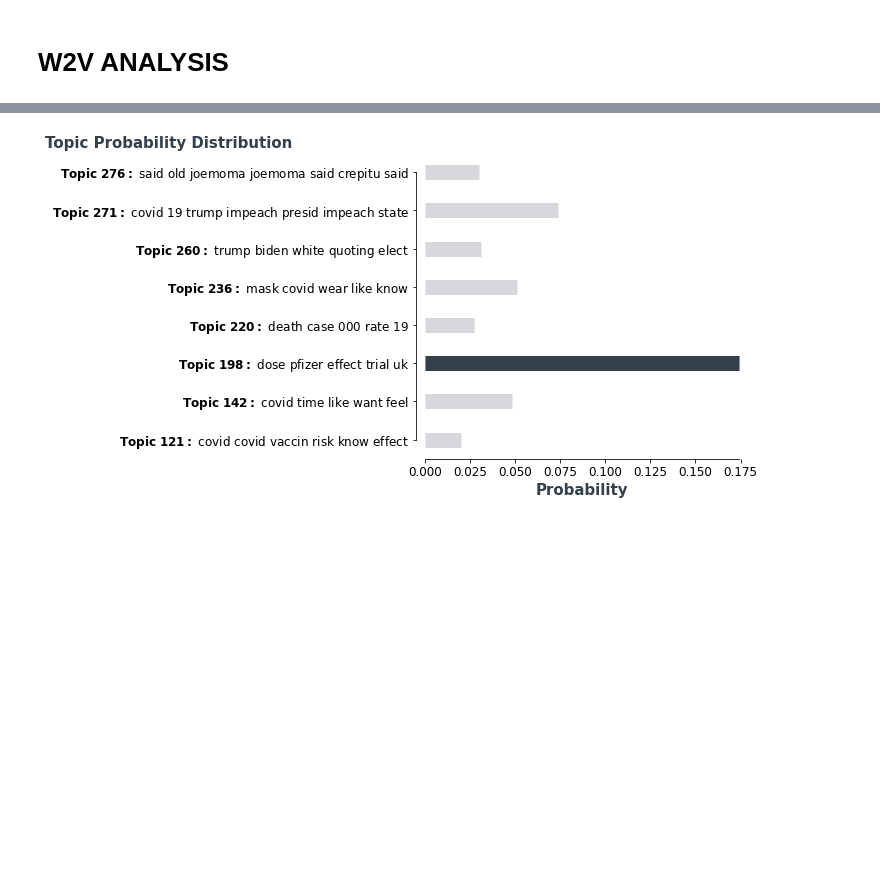
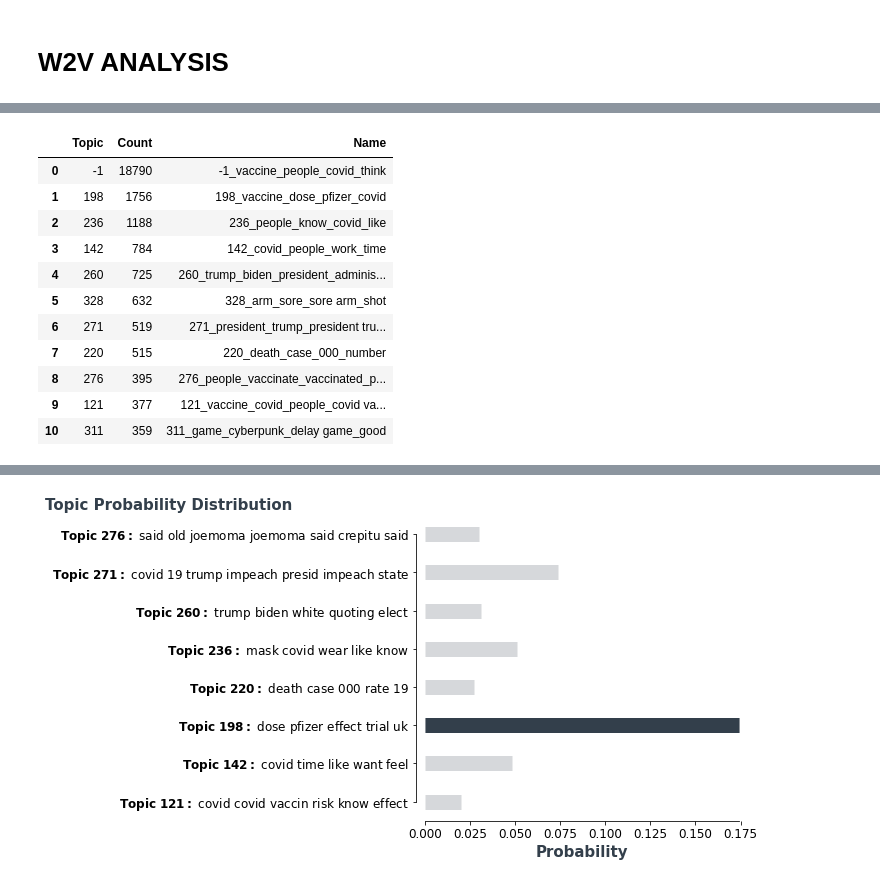
Before and after one commit to zain711/dcipher, a Jupyter notebook: vaccines.ipynb, the cells around one changed output, grey strips where cells are left out. Saved outputs shown, nothing was run; the diff lists cells and outputs as text; code cells hidden in the pictures; blank space fills up the shorter version.

```diff
--- a/vaccines.ipynb
+++ b/vaccines.ipynb
@@ -189,6 +292,21 @@ best = BERTopic.load('/content/drive/My Drive/word2vec_10')
 # %%
 top = np.load('/content/drive/My Drive/topic_10.npy')
 pro = np.load('/content/drive/My Drive/prob_10.npy')
+# %%
+best.get_topic_info()
+# %% [output]
+|  | Topic | Count | Name |
+| 0 | -1 | 18790 | -1_vaccine_people_covid_think |
+| 1 | 198 | 1756 | 198_vaccine_dose_pfizer_covid |
+| 2 | 236 | 1188 | 236_people_know_covid_like |
+| 3 | 142 | 784 | 142_covid_people_work_time |
+| 4 | 260 | 725 | 260_trump_biden_president_adminis... |
+| 5 | 328 | 632 | 328_arm_sore_sore arm_shot |
+| 6 | 271 | 519 | 271_president_trump_president tru... |
+| 7 | 220 | 515 | 220_death_case_000_number |
+| 8 | 276 | 395 | 276_people_vaccinate_vaccinated_p... |
+| 9 | 121 | 377 | 121_vaccine_covid_people_covid va... |
+| 10 | 311 | 359 | 311_game_cyberpunk_delay game_good |
 # %%
 topics_over_time = best.topics_over_time(docs_clean, top, clean_times, evolution_tuning = True,
                          global_tuning = False)
```
Also changed, not shown: parts of 82 cells of this notebook.
